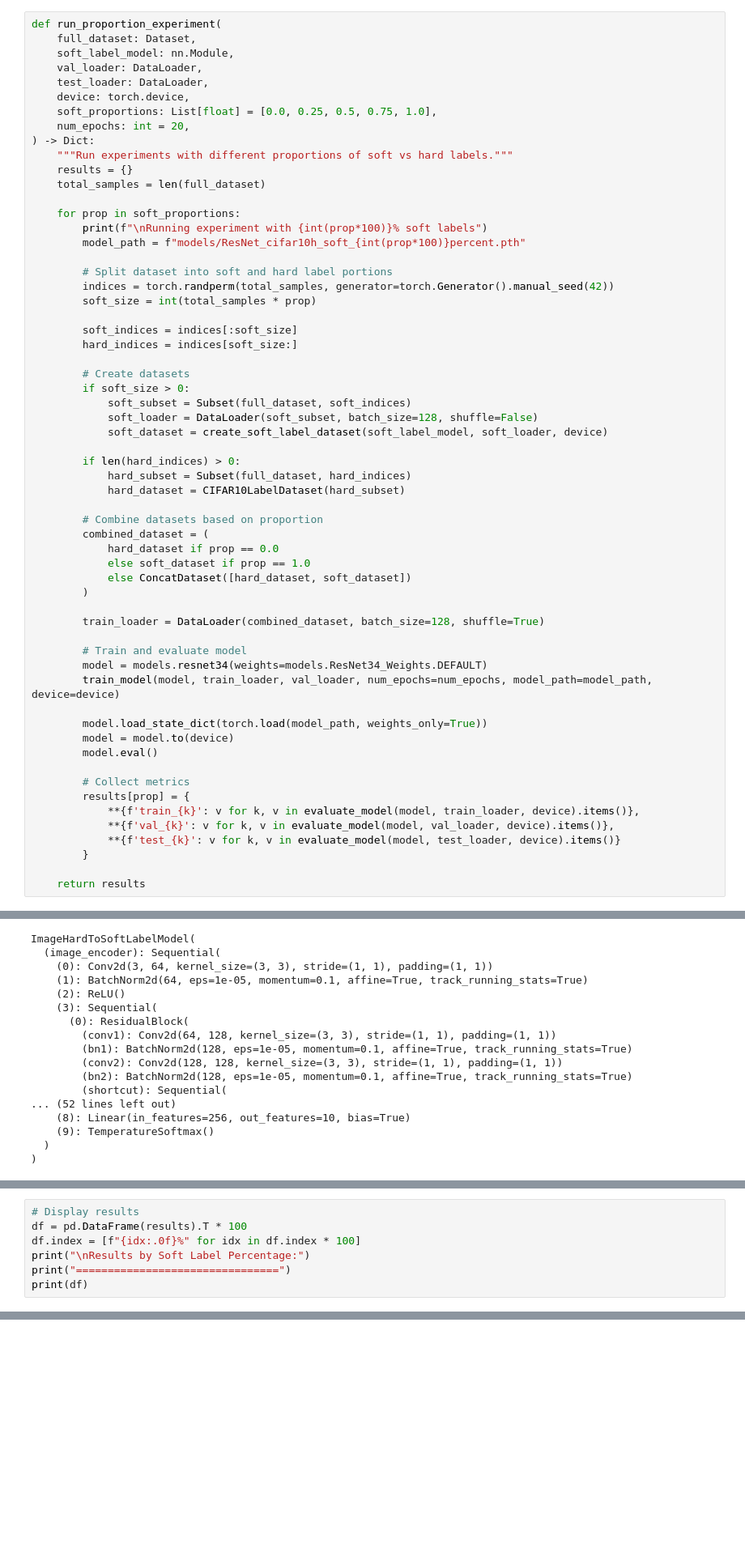
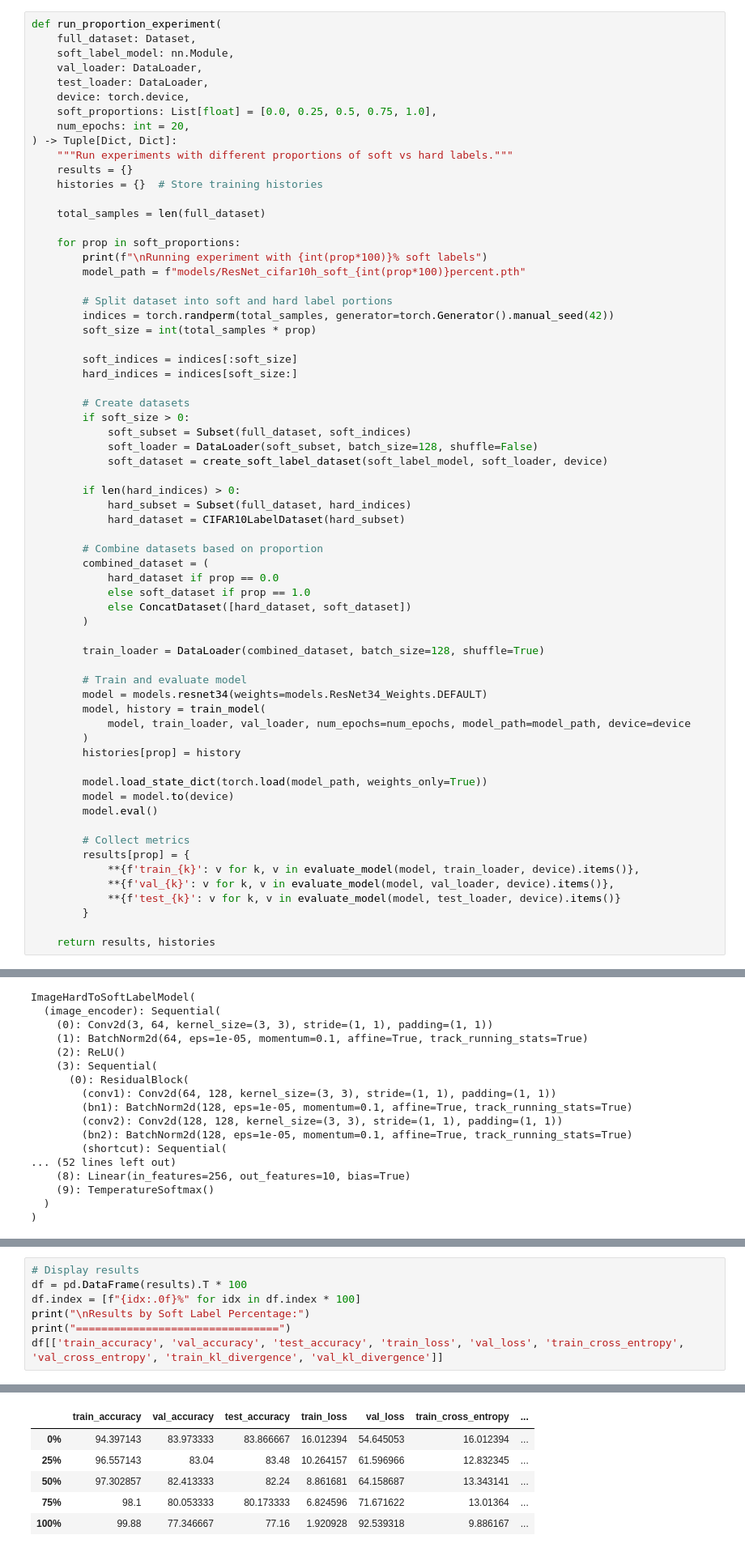
Before and after one commit to cdhmarsh/cs229_final_pub, a Jupyter notebook: uncertainty/ablation_study.ipynb, the cells around one changed output, grey strips where cells are left out. Shown at 81% size. Drawn from its saved outputs; the diff is of its cells as text; blank space fills up the shorter version.

```diff
--- a/uncertainty/ablation_study.ipynb
+++ b/uncertainty/ablation_study.ipynb
@@ -232,9 +264,11 @@ def run_proportion_experiment(
     device: torch.device,
     soft_proportions: List[float] = [0.0, 0.25, 0.5, 0.75, 1.0],
     num_epochs: int = 20,
-) -> Dict:
+) -> Tuple[Dict, Dict]:
     """Run experiments with different proportions of soft vs hard labels."""
     results = {}
+    histories = {}  # Store training histories
+
     total_samples = len(full_dataset)
 
     for prop in soft_proportions:
@@ -269,7 +303,10 @@ def run_proportion_experiment(
 
         # Train and evaluate model
         model = models.resnet34(weights=models.ResNet34_Weights.DEFAULT)
-        train_model(model, train_loader, val_loader, num_epochs=num_epochs, model_path=model_path, device=device)
+        model, history = train_model(
+            model, train_loader, val_loader, num_epochs=num_epochs, model_path=model_path, device=device
+        )
+        histories[prop] = history
 
         model.load_state_dict(torch.load(model_path, weights_only=True))
         model = model.to(device)
@@ -282,7 +319,7 @@ def run_proportion_experiment(
             **{f'test_{k}': v for k, v in evaluate_model(model, test_loader, device).items()}
         }
 
-    return results
+    return results, histories
 # %%
 def plot_basic_metrics(results: Dict):
     """Plot basic metrics like accuracy, loss etc."""
@@ -479,4 +547,5 @@ df = pd.DataFrame(results).T * 100
 df.index = [f"{idx:.0f}%" for idx in df.index * 100]
 print("\nResults by Soft Label Percentage:")
 print("================================")
-print(df)
+df[['train_accuracy', 'val_accuracy', 'test_accuracy', 'train_loss', 'val_loss', 'train_cross_entropy', 'val_cross_entropy', 'train_kl_divergence', 'val_kl_divergence']]
+# %% [output]
@@ -482,0 +554,6 @@ print(df)
+|  | train_accuracy | val_accuracy | test_accuracy | train_loss | val_loss | train_cross_entropy | ... |
+| 0% | 94.397143 | 83.973333 | 83.866667 | 16.012394 | 54.645053 | 16.012394 | ... |
+| 25% | 96.557143 | 83.04 | 83.48 | 10.264157 | 61.596966 | 12.832345 | ... |
+| 50% | 97.302857 | 82.413333 | 82.24 | 8.861681 | 64.158687 | 13.343141 | ... |
+| 75% | 98.1 | 80.053333 | 80.173333 | 6.824596 | 71.671622 | 13.01364 | ... |
+| 100% | 99.88 | 77.346667 | 77.16 | 1.920928 | 92.539318 | 9.886167 | ... |
```
Also changed, not shown: parts of 9 cells of this notebook, 4 other files.
